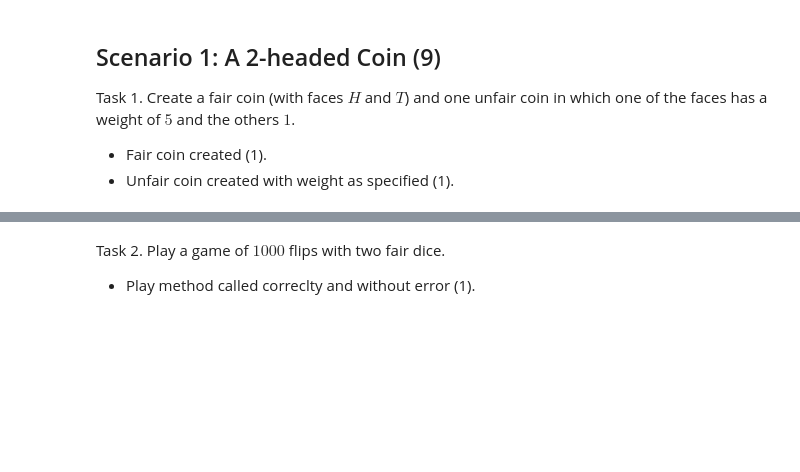
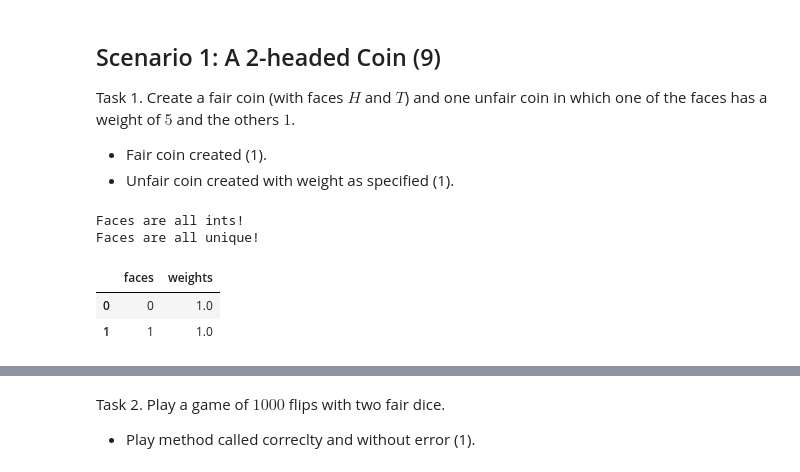
Before and after one commit to courtneyhodge/ds5100-finalproject-yss2zv, a Jupyter notebook: final_project_files/DS51200_FinalProjectTemplate.ipynb, the cells around one changed output, grey strips where cells are left out. Drawn from its saved outputs; the diff is of its cells as text; code cells hidden in the pictures; blank space fills up the shorter version.

```diff
--- a/final_project_files/DS51200_FinalProjectTemplate.ipynb
+++ b/final_project_files/DS51200_FinalProjectTemplate.ipynb
@@ -903,0 +911,10 @@ Task 1. Create a fair coin (with faces $H$ and $T$) and one unfair coin in which
+# %%
+coin_array = np.array([0, 1])
+fair_die = Die(coin_array)
+fair_die.die_current_state()
+# %% [output]
+Faces are all ints!
+Faces are all unique!
+|  | faces | weights |
+| 0 | 0 | 1.0 |
+| 1 | 1 | 1.0 |
```
Also changed, not shown: parts of 16 cells of this notebook, 2 other files.
